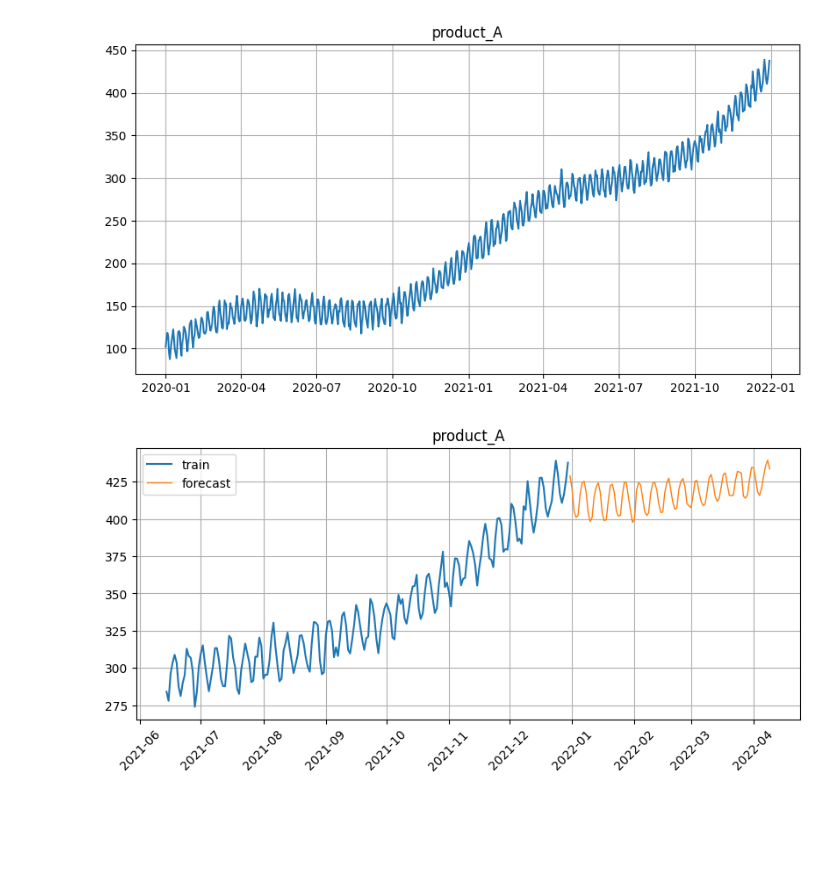
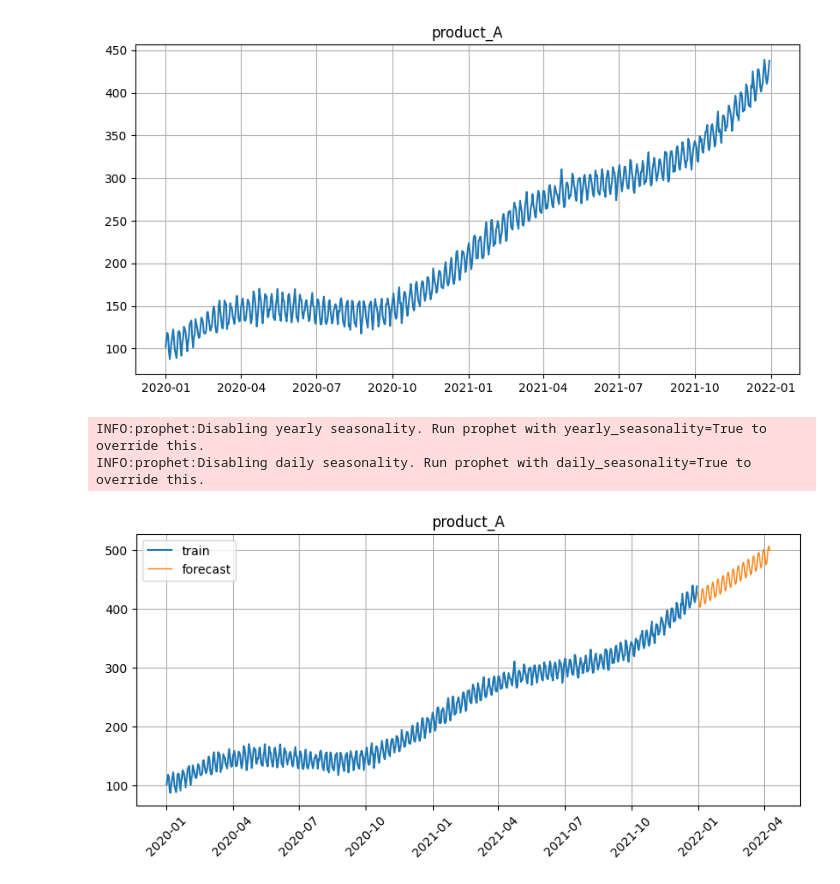
Before and after one commit to MinyaevAndrey/etna, a Jupyter notebook: examples/quickstart.ipynb, the cells around one changed output. Saved outputs shown, nothing was run; the diff lists cells and outputs as text; code cells hidden in the pictures; blank space fills up the shorter version.

```diff
--- a/examples/quickstart.ipynb
+++ b/examples/quickstart.ipynb
@@ -230,9 +69,21 @@ forecast_ts_exp = pipeline.forecast()
+# %%
+from etna.analysis import plot_forecast
+from etna.models import ProphetModel
+
+HORIZON=100
+model = ProphetModel()
+pipeline = Pipeline(model=model, horizon=HORIZON)
+pipeline.fit(ts)
+forecast_ts_ProphetModel = pipeline.forecast()
+# %% [output]
+INFO:prophet:Disabling yearly seasonality. Run prophet with yearly_seasonality=True to override this.
+INFO:prophet:Disabling daily seasonality. Run prophet with daily_seasonality=True to override this.
 # %%
 plot_forecast(
-    forecast_ts=forecast_ts_exp,
+    forecast_ts=forecast_ts_ProphetModel,
     train_ts=ts,
-    n_train_samples=200,
+    # n_train_samples=365,
     figsize=(8,4)
 )
 # %% [output]
-[figure, old version]
+[figure, new version]
```
Also changed, not shown: parts of 17 cells of this notebook.
